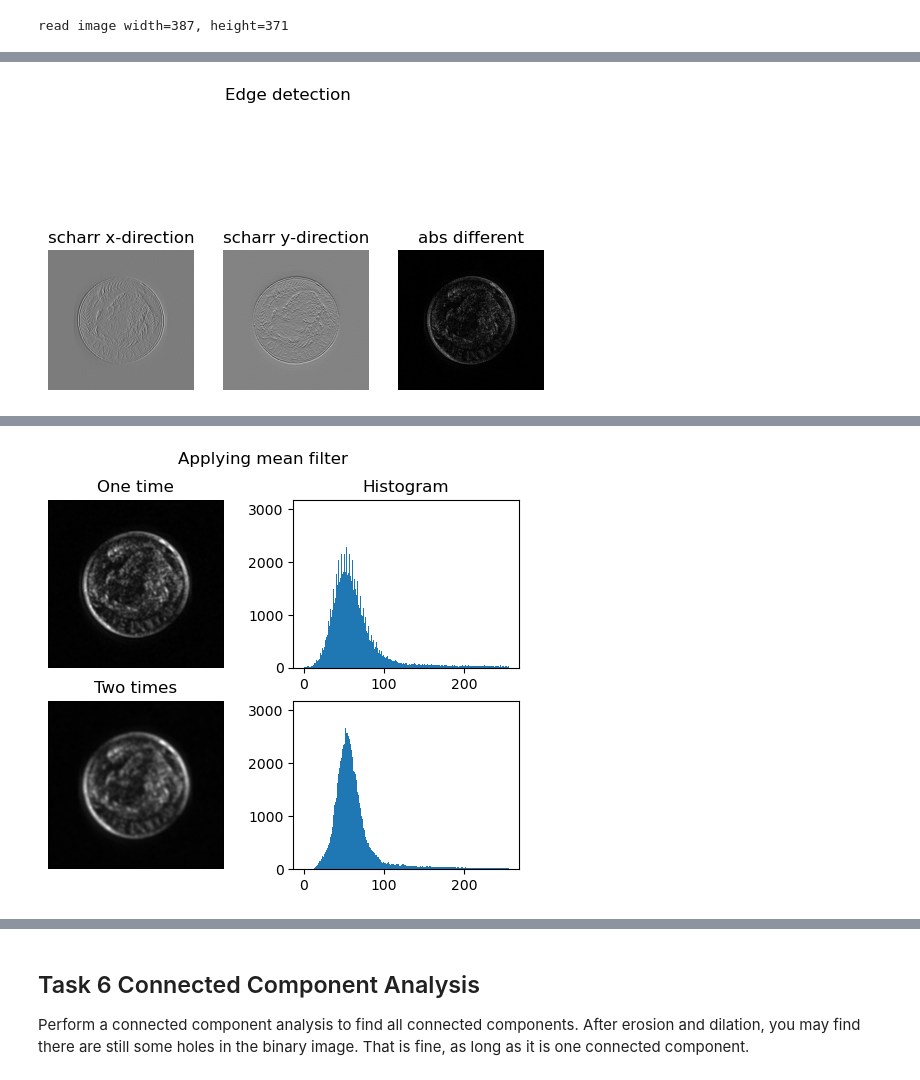
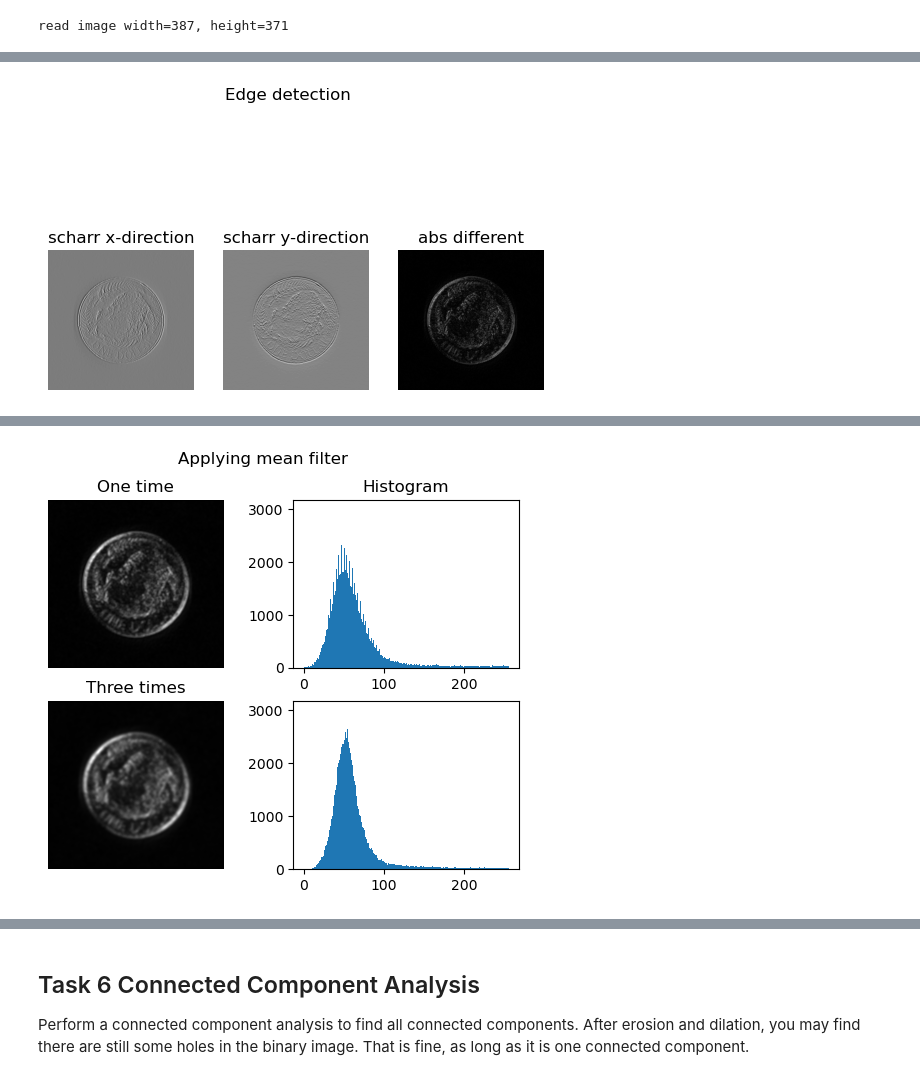
Before and after one commit to jfan200/CoinDetection, a Jupyter notebook: 课件/Coin_detection.ipynb, the cells around one changed output, grey strips where cells are left out. Cells and saved outputs as stored; diff of their text form; code cells hidden in the pictures.

```diff
--- a/课件/Coin_detection.ipynb
+++ b/课件/Coin_detection.ipynb
@@ -49,10 +49,10 @@ scharr_y = [[-3, -10, -3], [0, 0, 0], [3, 10, 3]]
 
 scharr_x = cs373.apply_filter(stretched_image, image_width, image_height,  scharr_x)
 scharr_y = cs373.apply_filter(stretched_image, image_width, image_height,  scharr_y)
-abs_diff = cs373.abs_diff(scharr_x, scharr_y)
+abs_diff = cs373.absolute_diff(scharr_x, scharr_y, image_width, image_height)
 cs373.plot_task_2(scharr_x, scharr_y, abs_diff)
 # %% [output]
-[figure, old version]
+[figure, new version]
 # %% [markdown]
 ## Task 3 Image Blurring
 Apply 5x5 mean filter(s) to image.
@@ -73,16 +73,16 @@ Apply 5x5 mean filter(s) to image.
 # %%
 mean_filter_5x5 = [[0.04, 0.04, 0.04, 0.04, 0.04],
                    [0.04, 0.04, 0.04, 0.04, 0.04],
                    [0.04, 0.04, 0.04, 0.04, 0.04],
                    [0.04, 0.04, 0.04, 0.04, 0.04],
                    [0.04, 0.04, 0.04, 0.04, 0.04]]
 
 blurred_image_1 = cs373.apply_filter(abs_diff, image_width, image_height, mean_filter_5x5)
 blurred_image_2 = cs373.apply_filter(blurred_image_1, image_width, image_height, mean_filter_5x5)
-blurred_image_2 = cs373.apply_filter(blurred_image_2, image_width, image_height, mean_filter_5x5)
-cs373.plot_task_3(blurred_image_1, blurred_image_2)
+blurred_image_3 = cs373.apply_filter(blurred_image_2, image_width, image_height, mean_filter_5x5)
+cs373.plot_task_3(blurred_image_1, blurred_image_3)
 # %% [output]
-[figure, old version]
+[figure, new version]
 # %% [markdown]
 ## Task 4 Threshold the Image
 Using thresholding to segment the coin(s) from the black background. Then we get a binary image.
```
Also changed, not shown: parts of 5 cells of this notebook, 7 other files.
